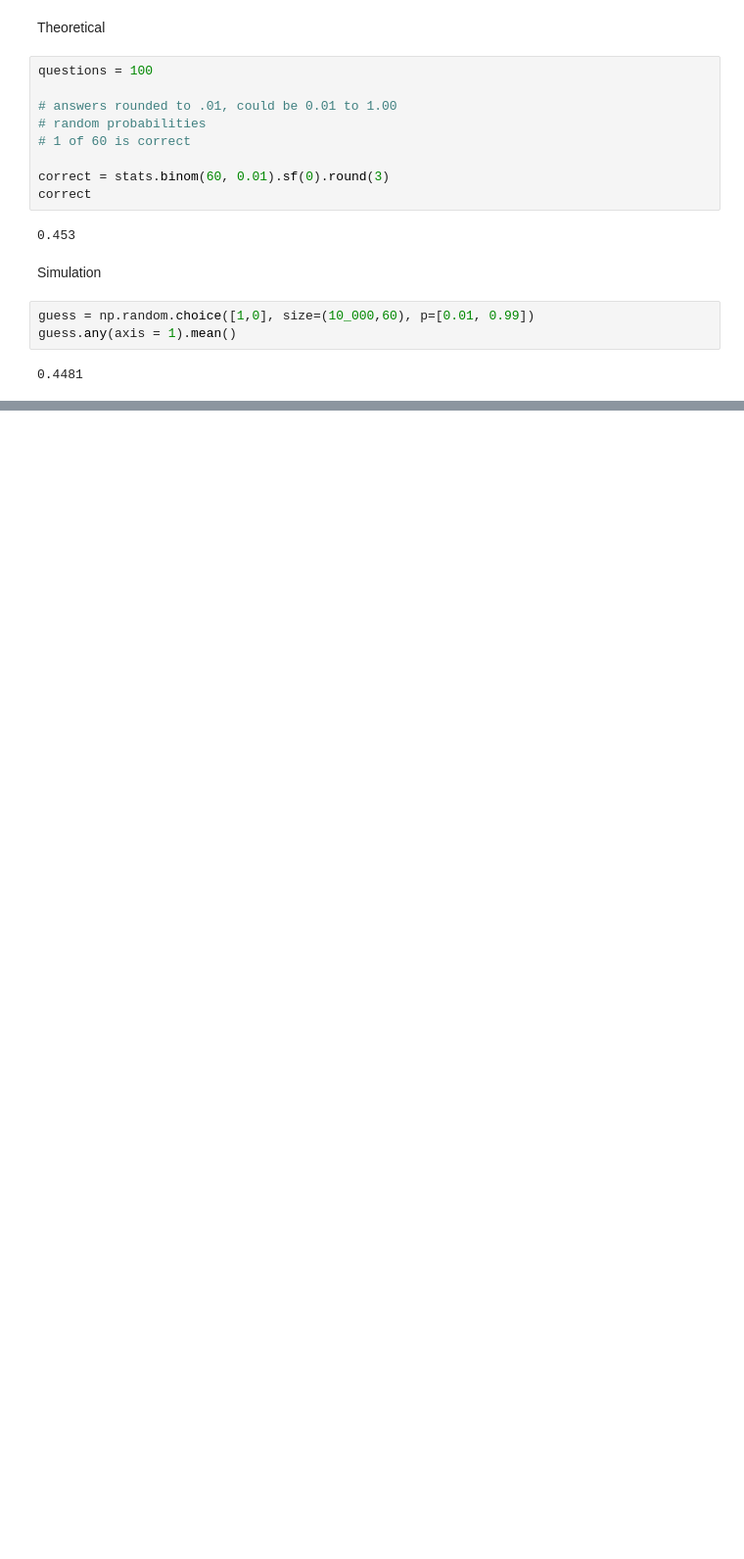
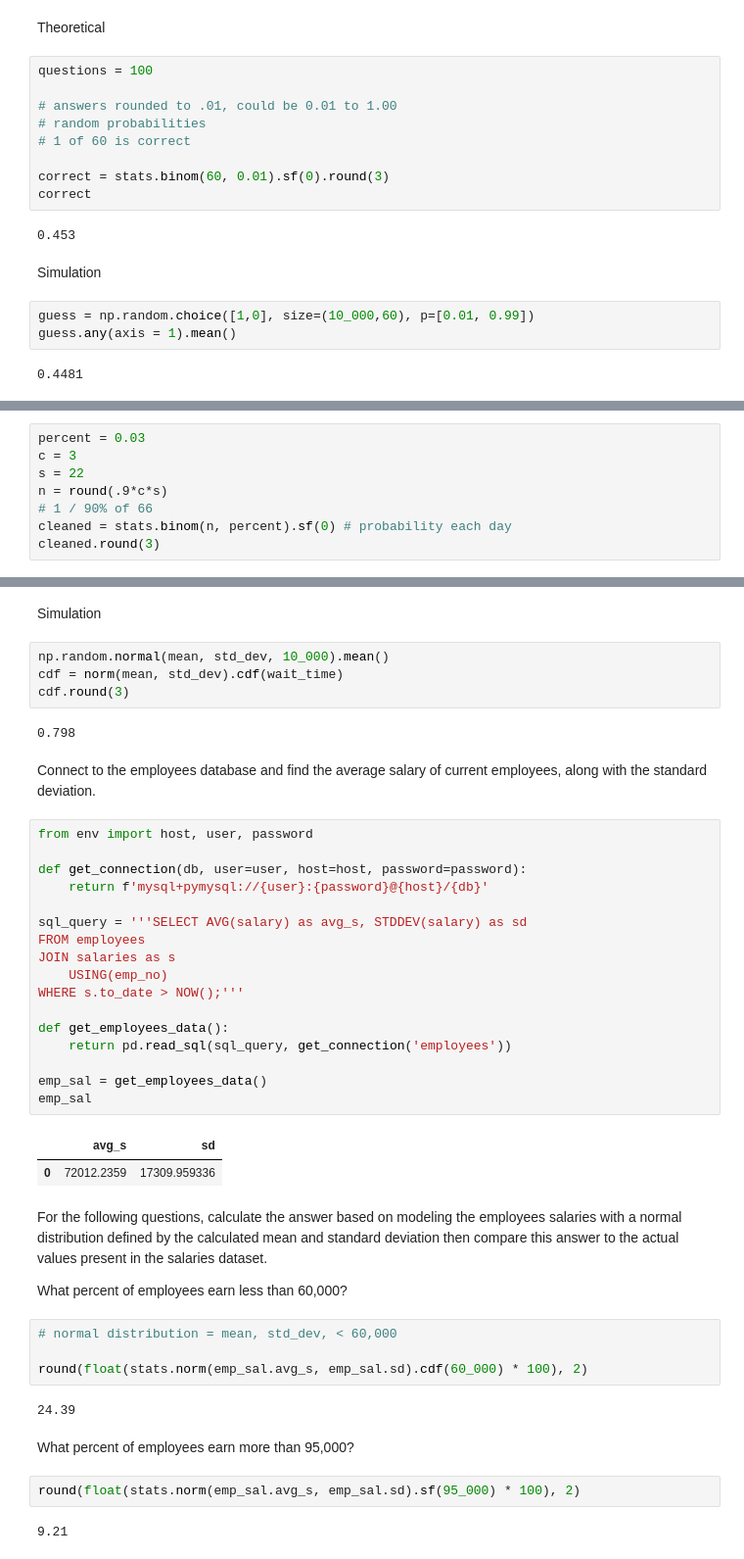
Before and after one commit to rob-casey/statistics-exercises, a Jupyter notebook: probability_distributions.ipynb, the cells around one changed output, grey strips where cells are left out. Shown: that part at 98% size. Saved outputs shown, nothing was run; the diff lists cells and outputs as text; blank space fills up the shorter version.

```diff
--- a/probability_distributions.ipynb
+++ b/probability_distributions.ipynb
@@ -146,0 +158,8 @@ guess.any(axis = 1).mean()
+# %%
+percent = 0.03
+c = 3
+s = 22
+n = round(.9*c*s)
+# 1 / 90% of 66
+cleaned = stats.binom(n, percent).sf(0) # probability each day
+cleaned.round(3)
@@ -146,0 +231,47 @@ guess.any(axis = 1).mean()
+# %% [markdown]
+Simulation
+# %%
+np.random.normal(mean, std_dev, 10_000).mean()
+cdf = norm(mean, std_dev).cdf(wait_time)
+cdf.round(3)
+# %% [output]
+0.798
+# %% [markdown]
+Connect to the employees database and find the average salary of current employees, along with the standard deviation.
+# %%
+from env import host, user, password
+
+def get_connection(db, user=user, host=host, password=password):
+    return f'mysql+pymysql://{user}:{password}@{host}/{db}'
+
+sql_query = '''SELECT AVG(salary) as avg_s, STDDEV(salary) as sd
+FROM employees
+JOIN salaries as s
+	USING(emp_no)
+WHERE s.to_date > NOW();'''
+
+def get_employees_data():
+    return pd.read_sql(sql_query, get_connection('employees'))
+
+emp_sal = get_employees_data()
+emp_sal
+# %% [output]
+|  | avg_s | sd |
+| 0 | 72012.2359 | 17309.959336 |
+# %% [markdown]
+For the following questions, calculate the answer based on modeling the employees salaries with a normal distribution defined by the calculated mean and standard deviation then compare this answer to the actual values present in the salaries dataset.
+
+
+What percent of employees earn less than 60,000?
+# %%
+# normal distribution = mean, std_dev, < 60,000
+
+round(float(stats.norm(emp_sal.avg_s, emp_sal.sd).cdf(60_000) * 100), 2)
+# %% [output]
+24.39
+# %% [markdown]
+What percent of employees earn more than 95,000?
+# %%
+round(float(stats.norm(emp_sal.avg_s, emp_sal.sd).sf(95_000) * 100), 2)
+# %% [output]
+9.21
```
Also changed, not shown: parts of 23 cells of this notebook.
